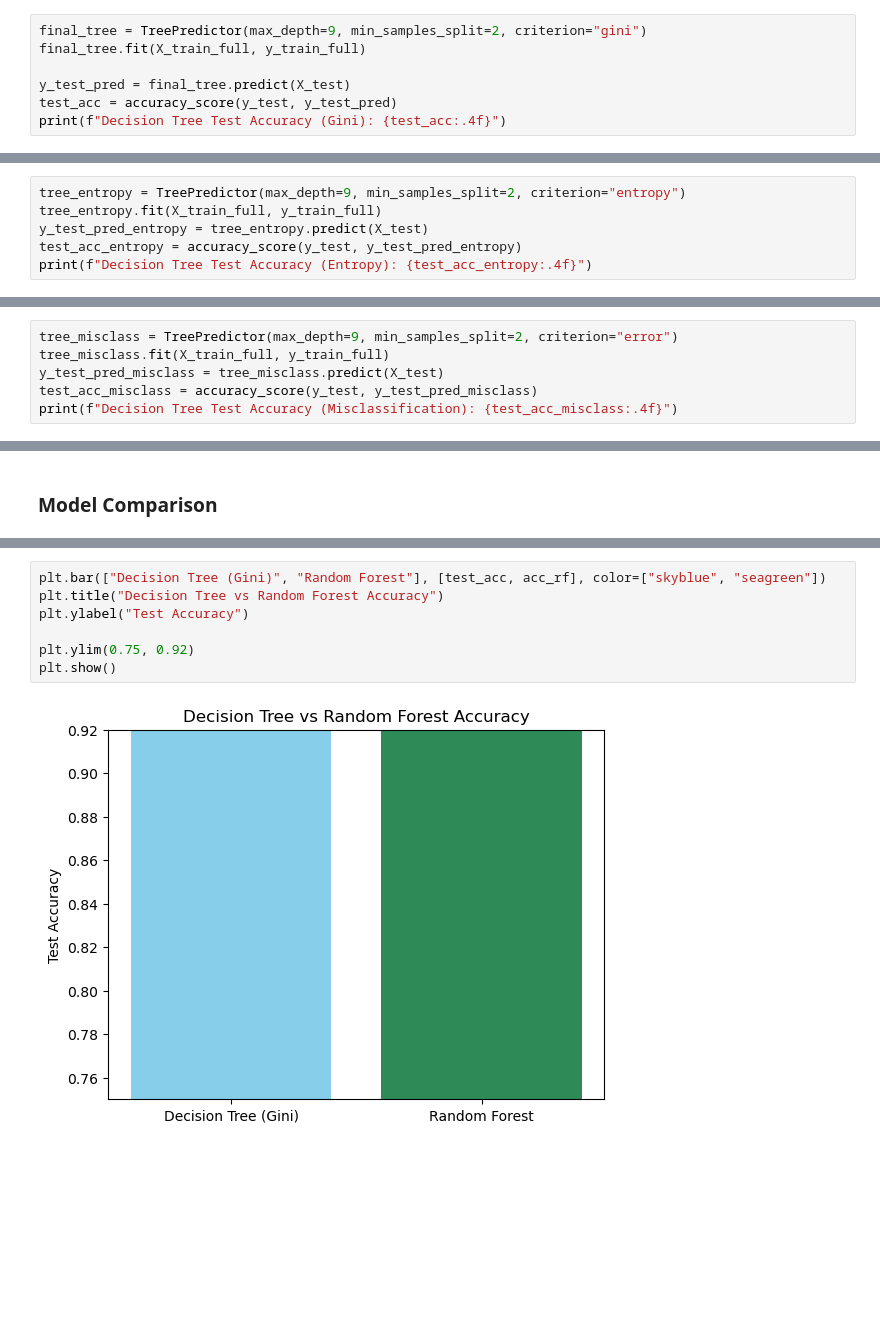
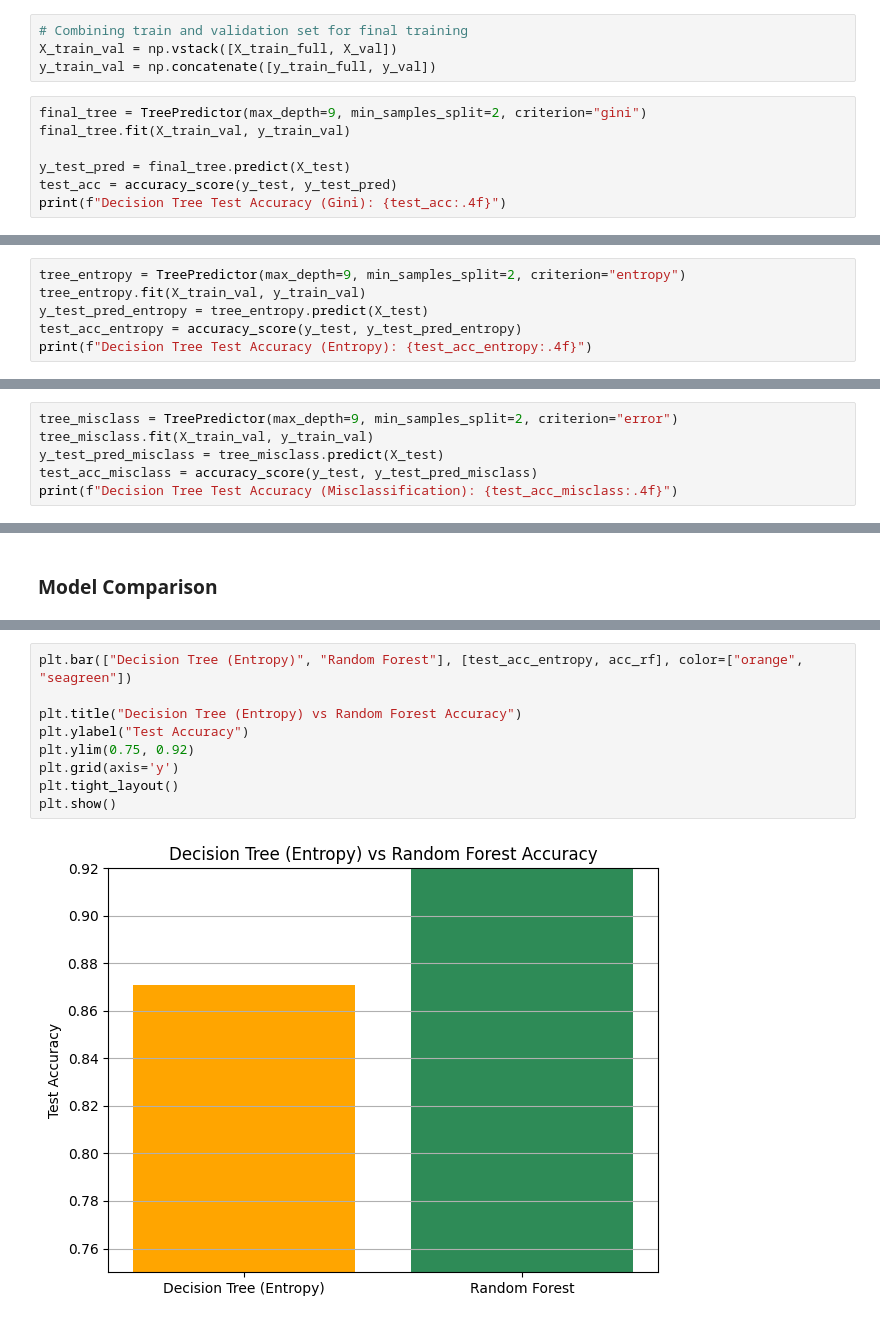
Before and after one commit to adiyasapar/Machine-Learning-Adiya-Sapargali, a Jupyter notebook: mushroom_project.ipynb, the cells around one changed output, grey strips where cells are left out. Saved outputs shown, nothing was run; the diff lists cells and outputs as text; blank space fills up the shorter version.

```diff
--- a/mushroom_project.ipynb
+++ b/mushroom_project.ipynb
@@ -928,6 +802,10 @@ X_val, X_test, y_val, y_test = train_test_split(X_temp, y_temp, test_size=0.5, s
+# %%
+# Combining train and validation set for final training
+X_train_val = np.vstack([X_train_full, X_val])
+y_train_val = np.concatenate([y_train_full, y_val])
 # %%
 final_tree = TreePredictor(max_depth=9, min_samples_split=2, criterion="gini")
-final_tree.fit(X_train_full, y_train_full)
+final_tree.fit(X_train_val, y_train_val)
 
 y_test_pred = final_tree.predict(X_test)
 test_acc = accuracy_score(y_test, y_test_pred)
@@ -950,6 +815,6 @@ weighted avg       0.93      0.93      0.93      6107
 # %%
 tree_entropy = TreePredictor(max_depth=9, min_samples_split=2, criterion="entropy")
-tree_entropy.fit(X_train_full, y_train_full)
+tree_entropy.fit(X_train_val, y_train_val)
 y_test_pred_entropy = tree_entropy.predict(X_test)
 test_acc_entropy = accuracy_score(y_test, y_test_pred_entropy)
 print(f"Decision Tree Test Accuracy (Entropy): {test_acc_entropy:.4f}")
@@ -971,6 +823,6 @@ weighted avg       0.88      0.88      0.87      6107
 # %%
 tree_misclass = TreePredictor(max_depth=9, min_samples_split=2, criterion="error")
-tree_misclass.fit(X_train_full, y_train_full)
+tree_misclass.fit(X_train_val, y_train_val)
 y_test_pred_misclass = tree_misclass.predict(X_test)
 test_acc_misclass = accuracy_score(y_test, y_test_pred_misclass)
 print(f"Decision Tree Test Accuracy (Misclassification): {test_acc_misclass:.4f}")
@@ -1113,12 +965,14 @@ plt.show()
 # %%
-plt.bar(["Decision Tree (Gini)", "Random Forest"], [test_acc, acc_rf], color=["skyblue", "seagreen"])
-plt.title("Decision Tree vs Random Forest Accuracy")
+plt.bar(["Decision Tree (Entropy)", "Random Forest"], [test_acc_entropy, acc_rf], color=["orange", "seagreen"])
+
+plt.title("Decision Tree (Entropy) vs Random Forest Accuracy")
 plt.ylabel("Test Accuracy")
-
 plt.ylim(0.75, 0.92)
+plt.grid(axis='y')
+plt.tight_layout()
 plt.show()
 # %% [output]
-[figure, old version]
+[figure, new version]
 # %% [markdown]
 ### Conclusion
 
```
Also changed, not shown: parts of 51 cells of this notebook, 3 other files.
